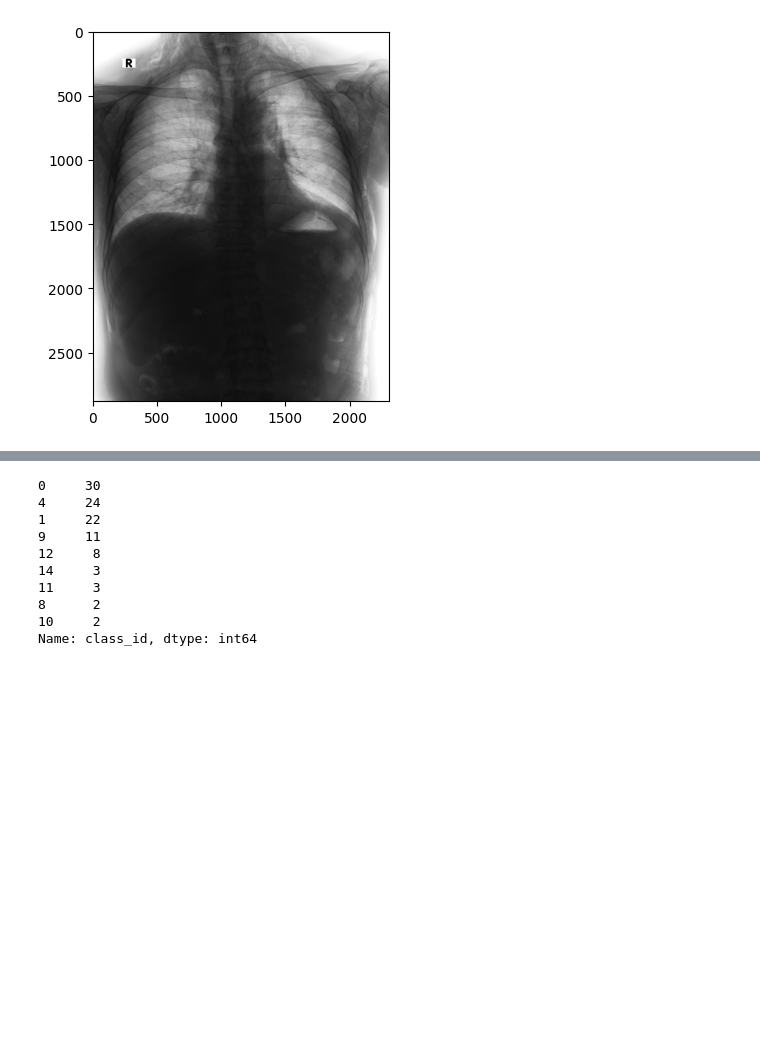
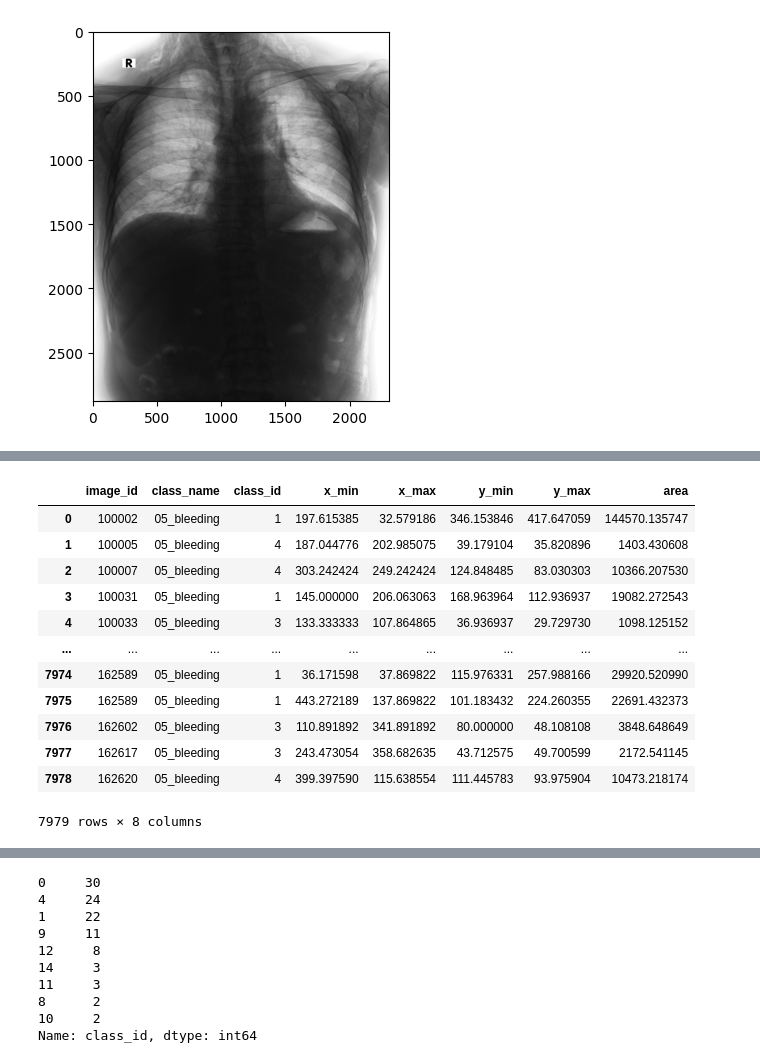
Before and after one commit to bibiana1202/reference_study, a Jupyter notebook: Faster RCNN/lesiondata-fasterrcnn-pytorch-train.ipynb, the cells around one changed output, grey strips where cells are left out. Saved outputs shown, nothing was run; the diff lists cells and outputs as text; code cells hidden in the pictures; blank space fills up the shorter version.

```diff
--- a/Faster RCNN/lesiondata-fasterrcnn-pytorch-train.ipynb
+++ b/Faster RCNN/lesiondata-fasterrcnn-pytorch-train.ipynb
@@ -473,0 +636,8 @@ train_df
+# %%
+# valid_annotations.json -> valid_df
+import json
+DIR_INPUT = 'C:/A/lesionData/data_coco'
+file_path = DIR_INPUT+"/valid_annotations.json"
+
+with open(file_path, 'r') as file:
+    data = json.load(file)
@@ -473,0 +652,32 @@ train_df
+# %%
+import pandas as pd
+
+valid_dic={
+    'image_id':[],
+    'class_name':[],
+    'class_id':[],
+    'x_min':[],
+    'x_max':[],
+    'y_min':[],
+    'y_max':[],
+    'area':[]
+}
+
+for i,dic in enumerate(data['annotations']):
+    valid_dic['image_id'].append(dic['image_id'])
+    valid_dic['class_id'].append(dic['category_id'])
+    if valid_dic['class_id'] == 1:
+        valid_dic['class_name'].append('01_ulcer')
+    elif valid_dic['class_id'] == 2:
+        valid_dic['class_name'].append('02_mass')
+    elif valid_dic['class_id'] == 3:
+        valid_dic['class_name'].append('04_lymph')
+    else:
+        valid_dic['class_name'].append('05_bleeding')
+    valid_dic['x_min'].append(dic['bbox'][0])
+    valid_dic['x_max'].append(dic['bbox'][1])
+    valid_dic['y_min'].append(dic['bbox'][2])
+    valid_dic['y_max'].append(dic['bbox'][3])
+    valid_dic['area'].append(dic['area'])
+
+valid_dic
@@ -473,0 +702,17 @@ train_df
+# %%
+valid_df=pd.DataFrame(valid_dic)
+valid_df
+# %% [output]
+|  | image_id | class_name | class_id | x_min | x_max | y_min | y_max | area |
+| 0 | 100002 | 05_bleeding | 1 | 197.615385 | 32.579186 | 346.153846 | 417.647059 | 144570.135747 |
+| 1 | 100005 | 05_bleeding | 4 | 187.044776 | 202.985075 | 39.179104 | 35.820896 | 1403.430608 |
+| 2 | 100007 | 05_bleeding | 4 | 303.242424 | 249.242424 | 124.848485 | 83.030303 | 10366.207530 |
+| 3 | 100031 | 05_bleeding | 1 | 145.000000 | 206.063063 | 168.963964 | 112.936937 | 19082.272543 |
+| 4 | 100033 | 05_bleeding | 3 | 133.333333 | 107.864865 | 36.936937 | 29.729730 | 1098.125152 |
+| ... | ... | ... | ... | ... | ... | ... | ... | ... |
+| 7974 | 162589 | 05_bleeding | 1 | 36.171598 | 37.869822 | 115.976331 | 257.988166 | 29920.520990 |
+| 7975 | 162589 | 05_bleeding | 1 | 443.272189 | 137.869822 | 101.183432 | 224.260355 | 22691.432373 |
+| 7976 | 162602 | 05_bleeding | 3 | 110.891892 | 341.891892 | 80.000000 | 48.108108 | 3848.648649 |
+| 7977 | 162617 | 05_bleeding | 3 | 243.473054 | 358.682635 | 43.712575 | 49.700599 | 2172.541145 |
+| 7978 | 162620 | 05_bleeding | 4 | 399.397590 | 115.638554 | 111.445783 | 93.975904 | 10473.218174 |
+7979 rows × 8 columns
```
Also changed, not shown: parts of 47 cells of this notebook, 4 other files.
